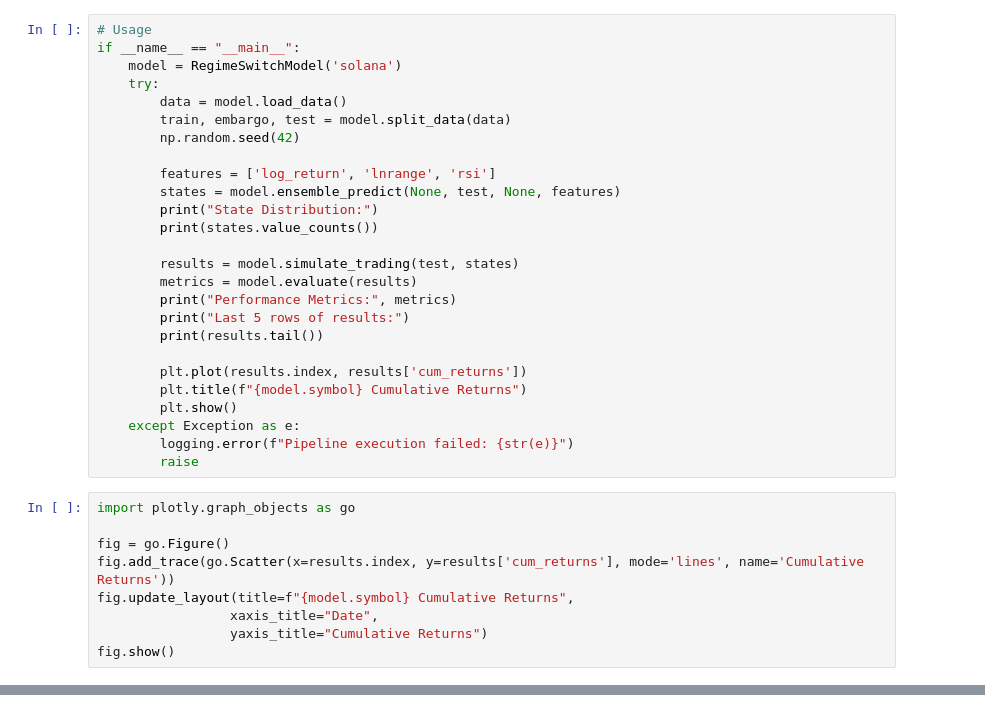
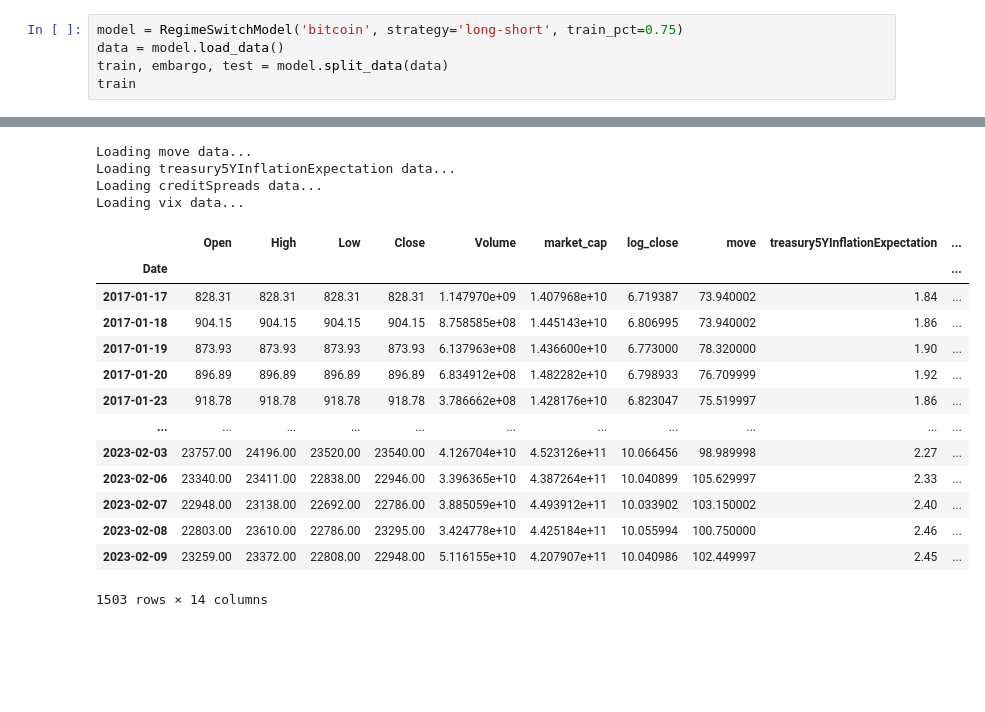
Before and after one commit to GabriellaAM/missioncontrolproject, a Jupyter notebook: hmm_kalman_2.ipynb, the cells around one changed output, grey strips where cells are left out. Drawn from its saved outputs; the diff is of its cells as text; blank space fills up the shorter version.

```diff
--- a/hmm_kalman_2.ipynb
+++ b/hmm_kalman_2.ipynb
@@ -232,38 +356,9 @@ class RegimeSwitchModel:
         except Exception as e:
             logging.error(f"Evaluation failed: {str(e)}")
             raise
-# %%
-# Usage
-if __name__ == "__main__":
-    model = RegimeSwitchModel('solana')
-    try:
-        data = model.load_data()
-        train, embargo, test = model.split_data(data)
-        np.random.seed(42)
-
-        features = ['log_return', 'lnrange', 'rsi']
-        states = model.ensemble_predict(None, test, None, features)
-        print("State Distribution:")
-        print(states.value_counts())
-
-        results = model.simulate_trading(test, states)
-        metrics = model.evaluate(results)
-        print("Performance Metrics:", metrics)
-        print("Last 5 rows of results:")
-        print(results.tail())
-
-        plt.plot(results.index, results['cum_returns'])
-        plt.title(f"{model.symbol} Cumulative Returns")
-        plt.show()
-    except Exception as e:
-        logging.error(f"Pipeline execution failed: {str(e)}")
-        raise
-# %%
-import plotly.graph_objects as go
-
-fig = go.Figure()
-fig.add_trace(go.Scatter(x=results.index, y=results['cum_returns'], mode='lines', name='Cumulative Returns'))
-fig.update_layout(title=f"{model.symbol} Cumulative Returns",
-                 xaxis_title="Date",
-                 yaxis_title="Cumulative Returns")
-fig.show()
+# %%
+model = RegimeSwitchModel('bitcoin', strategy='long-short', train_pct=0.75)
+data = model.load_data()
+train, embargo, test = model.split_data(data)
+train
+# %% [output]
@@ -269,0 +367,18 @@ fig.show()
+Loading move data...
+Loading treasury5YInflationExpectation data...
+Loading creditSpreads data...
+Loading vix data...
+|  | Open | High | Low | Close | Volume | market_cap | log_close | move | treasury5YInflationExpectation | ... |
+| Date |  |  |  |  |  |  |  |  |  | ... |
+| 2017-01-17 | 828.31 | 828.31 | 828.31 | 828.31 | 1.147970e+09 | 1.407968e+10 | 6.719387 | 73.940002 | 1.84 | ... |
+| 2017-01-18 | 904.15 | 904.15 | 904.15 | 904.15 | 8.758585e+08 | 1.445143e+10 | 6.806995 | 73.940002 | 1.86 | ... |
+| 2017-01-19 | 873.93 | 873.93 | 873.93 | 873.93 | 6.137963e+08 | 1.436600e+10 | 6.773000 | 78.320000 | 1.90 | ... |
+| 2017-01-20 | 896.89 | 896.89 | 896.89 | 896.89 | 6.834912e+08 | 1.482282e+10 | 6.798933 | 76.709999 | 1.92 | ... |
+| 2017-01-23 | 918.78 | 918.78 | 918.78 | 918.78 | 3.786662e+08 | 1.428176e+10 | 6.823047 | 75.519997 | 1.86 | ... |
+| ... | ... | ... | ... | ... | ... | ... | ... | ... | ... | ... |
+| 2023-02-03 | 23757.00 | 24196.00 | 23520.00 | 23540.00 | 4.126704e+10 | 4.523126e+11 | 10.066456 | 98.989998 | 2.27 | ... |
+| 2023-02-06 | 23340.00 | 23411.00 | 22838.00 | 22946.00 | 3.396365e+10 | 4.387264e+11 | 10.040899 | 105.629997 | 2.33 | ... |
+| 2023-02-07 | 22948.00 | 23138.00 | 22692.00 | 22786.00 | 3.885059e+10 | 4.493912e+11 | 10.033902 | 103.150002 | 2.40 | ... |
+| 2023-02-08 | 22803.00 | 23610.00 | 22786.00 | 23295.00 | 3.424778e+10 | 4.425184e+11 | 10.055994 | 100.750000 | 2.46 | ... |
+| 2023-02-09 | 23259.00 | 23372.00 | 22808.00 | 22948.00 | 5.116155e+10 | 4.207907e+11 | 10.040986 | 102.449997 | 2.45 | ... |
+1503 rows × 14 columns
```
Also changed, not shown: parts of 9 cells of this notebook.
